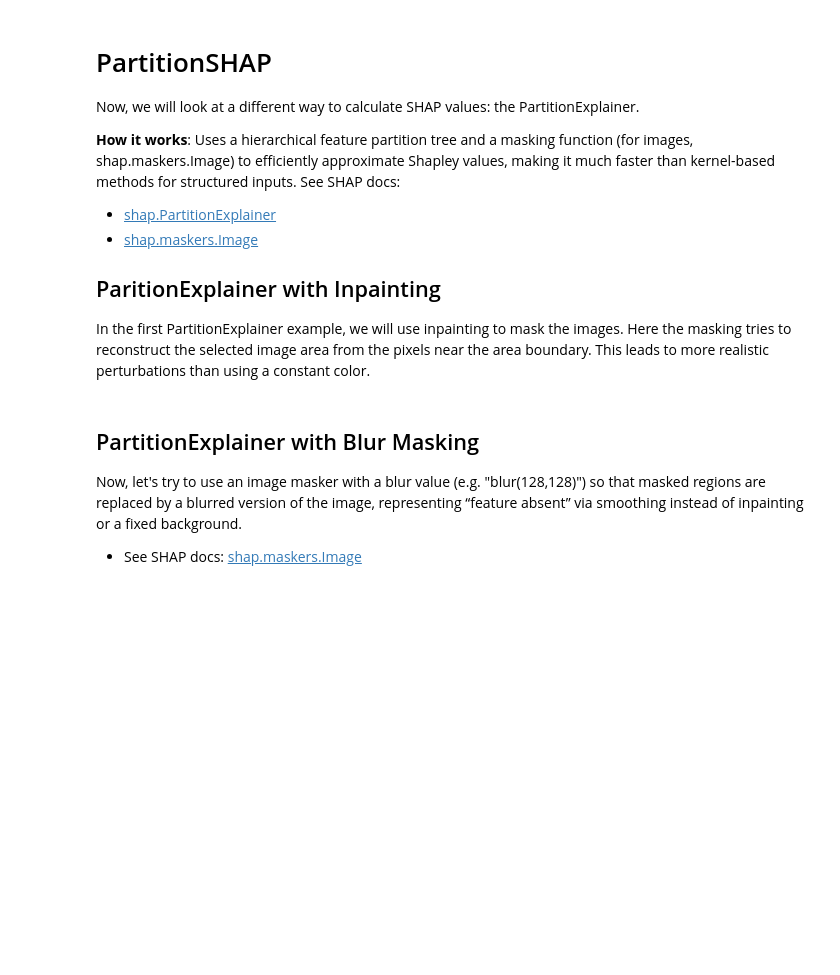
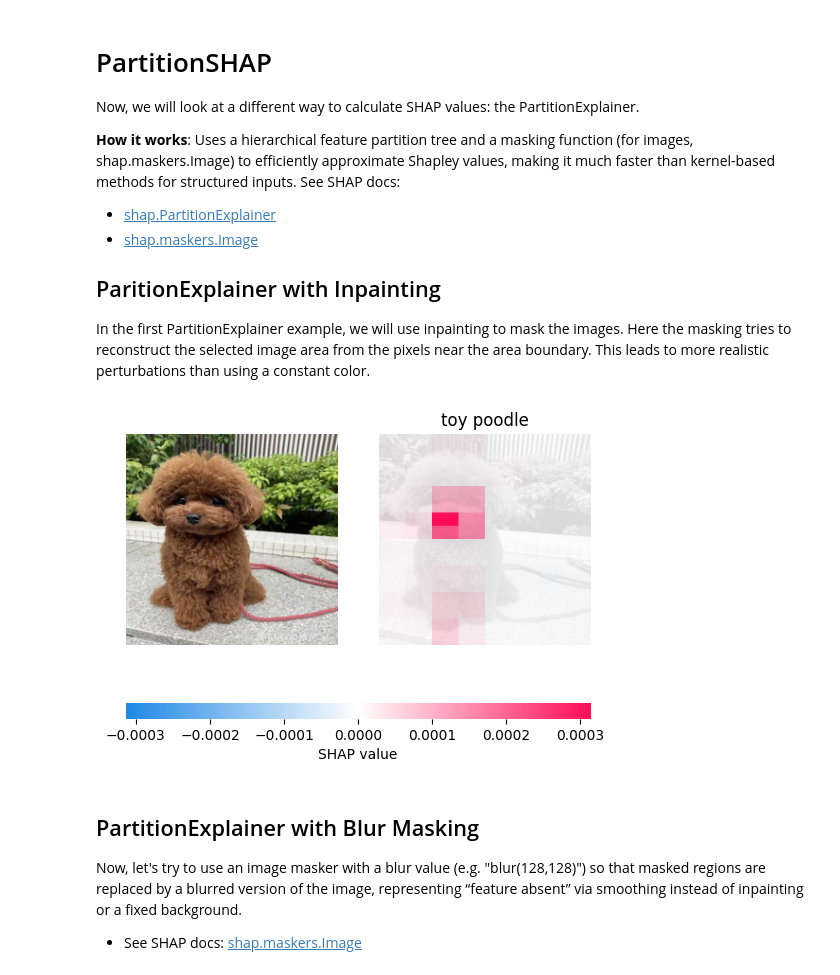
Before and after one commit to AHSharan/XAI-HCI, a Jupyter notebook: Assigment1/Shap.ipynb, the cells around one changed output. Saved outputs shown, nothing was run; the diff lists cells and outputs as text; code cells hidden in the pictures; blank space fills up the shorter version.

```diff
--- a/Assigment1/Shap.ipynb
+++ b/Assigment1/Shap.ipynb
@@ -269,14 +271,25 @@ In the first PartitionExplainer example, we will use inpainting to mask the imag
 # Image masker
 masker = shap.maskers.Image("inpaint_telea", img_array.shape)
 
-# TODO: Create Partition explainer
-# YOUR CODE HERE
+# Create Partition explainer
+explainer_partition = shap.PartitionExplainer(model_predict, masker)
 
-# TODO: Compute SHAP values
-# YOUR CODE HERE
+# Compute SHAP values (img_array needs a batch dimension → shape (1, 224, 224, 3))
+shap_values_partition = explainer_partition(
+    img_array[np.newaxis],
+    max_evals=750,
+    batch_size=16
+)
 # %%
-# TODO: Visualize PartitionExplainer SHAP values using shap.image_plot
-# YOUR CODE HERE
+# shap_values_partition has shape (1, H, W, 3, n_classes)
+# Slice to just the predicted class → shape (1, H, W, 3)
+shap.image_plot(
+    shap_values=shap_values_partition[..., predicted_class].values,
+    pixel_values=img_array[np.newaxis],
+    labels=[[class_names[predicted_class]]]
+)
+# %% [output]
+[figure, added]
 # %% [markdown]
 ## PartitionExplainer with Blur Masking
 
```
Also changed, not shown: parts of 7 cells of this notebook, 1 other file.
